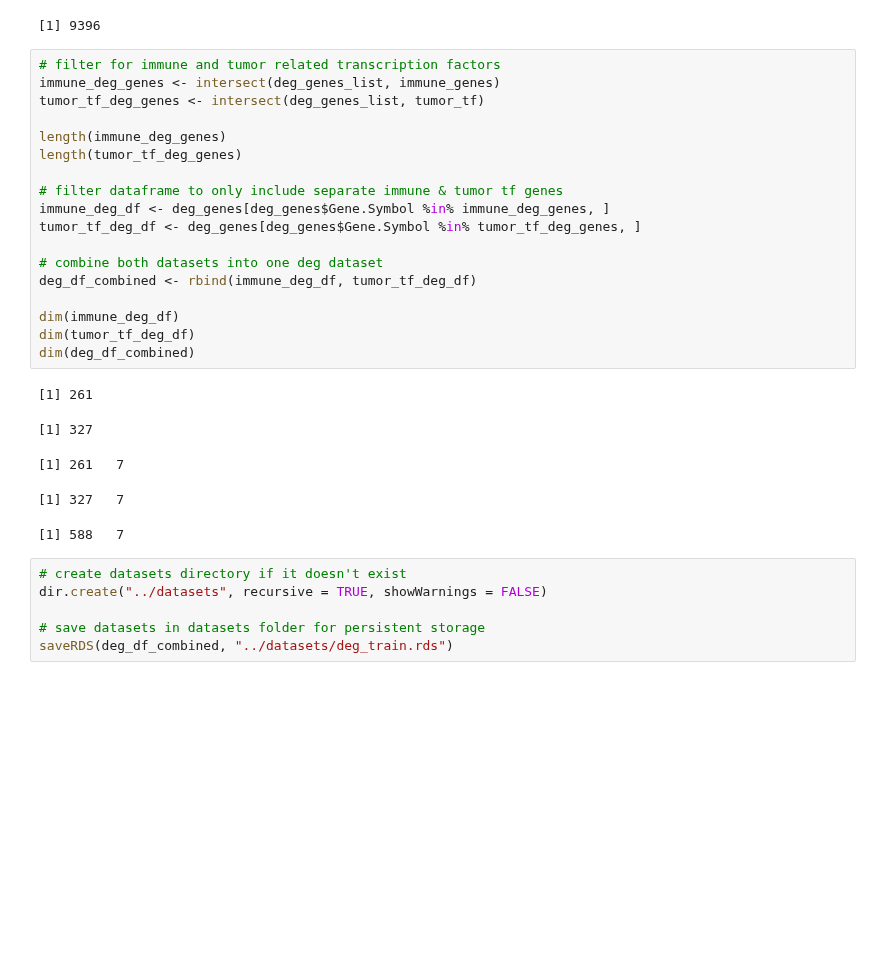
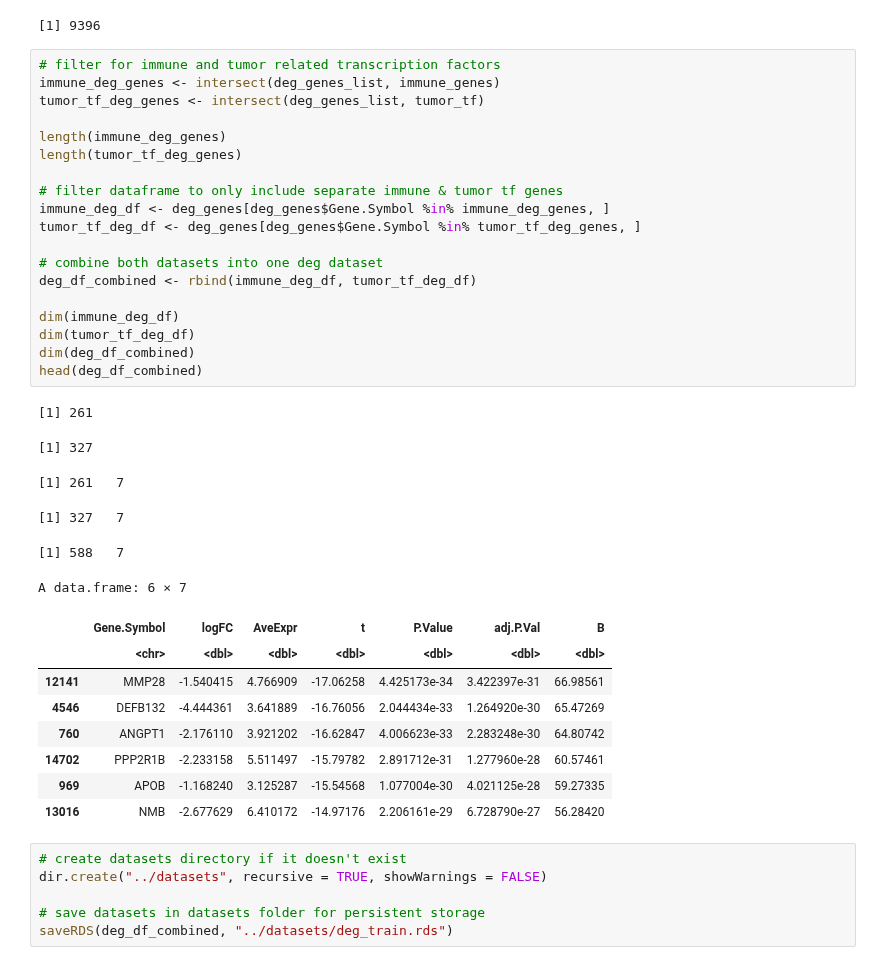
Before and after one commit to ramyap06/KongLab-ImmuneMLSurvivalAnalysis, a Jupyter notebook: src/deg_analysis.ipynb, the cells around one changed output. Saved outputs shown, nothing was run; the diff lists cells and outputs as text; blank space fills up the shorter version.

```diff
--- a/src/deg_analysis.ipynb
+++ b/src/deg_analysis.ipynb
@@ -194,27 +194,37 @@ length(tumor_tf)
 # %%
 # filter for immune and tumor related transcription factors
 immune_deg_genes <- intersect(deg_genes_list, immune_genes)
 tumor_tf_deg_genes <- intersect(deg_genes_list, tumor_tf)
 
 length(immune_deg_genes)
 length(tumor_tf_deg_genes)
 
 # filter dataframe to only include separate immune & tumor tf genes
 immune_deg_df <- deg_genes[deg_genes$Gene.Symbol %in% immune_deg_genes, ]
 tumor_tf_deg_df <- deg_genes[deg_genes$Gene.Symbol %in% tumor_tf_deg_genes, ]
 
 # combine both datasets into one deg dataset
 deg_df_combined <- rbind(immune_deg_df, tumor_tf_deg_df)
 
 dim(immune_deg_df)
 dim(tumor_tf_deg_df)
 dim(deg_df_combined)
+head(deg_df_combined)
 # %% [output]
 [1] 261
 [1] 327
 [1] 261   7
 [1] 327   7
 [1] 588   7
+A data.frame: 6 × 7
+|  | Gene.Symbol | logFC | AveExpr | t | P.Value | adj.P.Val | B |
+|  | <chr> | <dbl> | <dbl> | <dbl> | <dbl> | <dbl> | <dbl> |
+| 12141 | MMP28 | -1.540415 | 4.766909 | -17.06258 | 4.425173e-34 | 3.422397e-31 | 66.98561 |
+| 4546 | DEFB132 | -4.444361 | 3.641889 | -16.76056 | 2.044434e-33 | 1.264920e-30 | 65.47269 |
+| 760 | ANGPT1 | -2.176110 | 3.921202 | -16.62847 | 4.006623e-33 | 2.283248e-30 | 64.80742 |
+| 14702 | PPP2R1B | -2.233158 | 5.511497 | -15.79782 | 2.891712e-31 | 1.277960e-28 | 60.57461 |
+| 969 | APOB | -1.168240 | 3.125287 | -15.54568 | 1.077004e-30 | 4.021125e-28 | 59.27335 |
+| 13016 | NMB | -2.677629 | 6.410172 | -14.97176 | 2.206161e-29 | 6.728790e-27 | 56.28420 |
 # %%
 # create datasets directory if it doesn't exist
 dir.create("../datasets", recursive = TRUE, showWarnings = FALSE)
```
Also changed, not shown: parts of 1 cell of this notebook, 3 other files.
